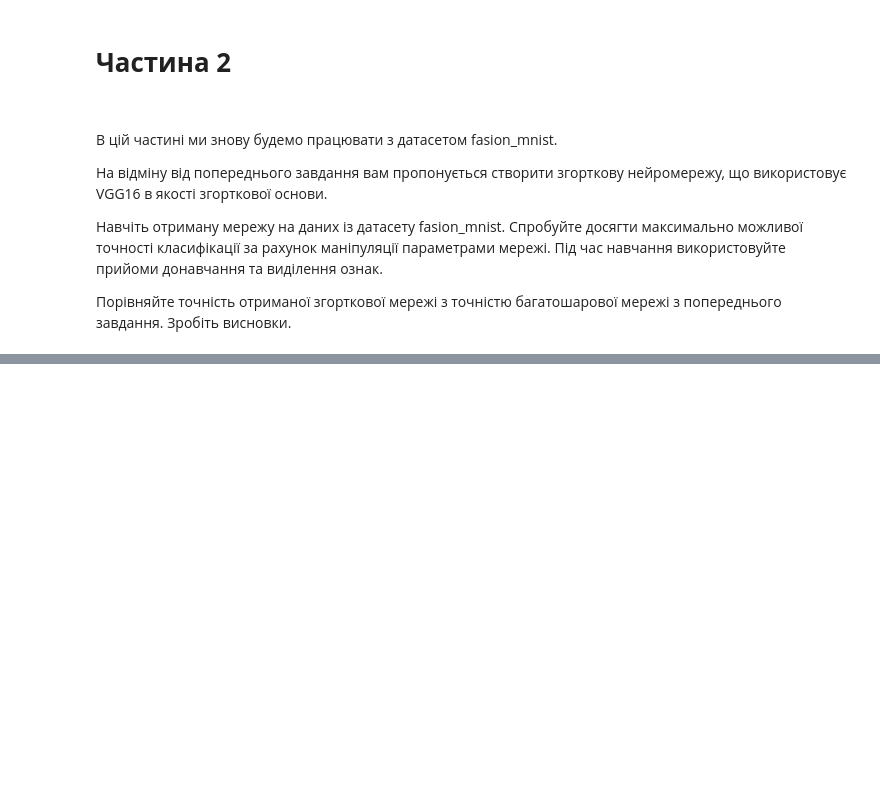
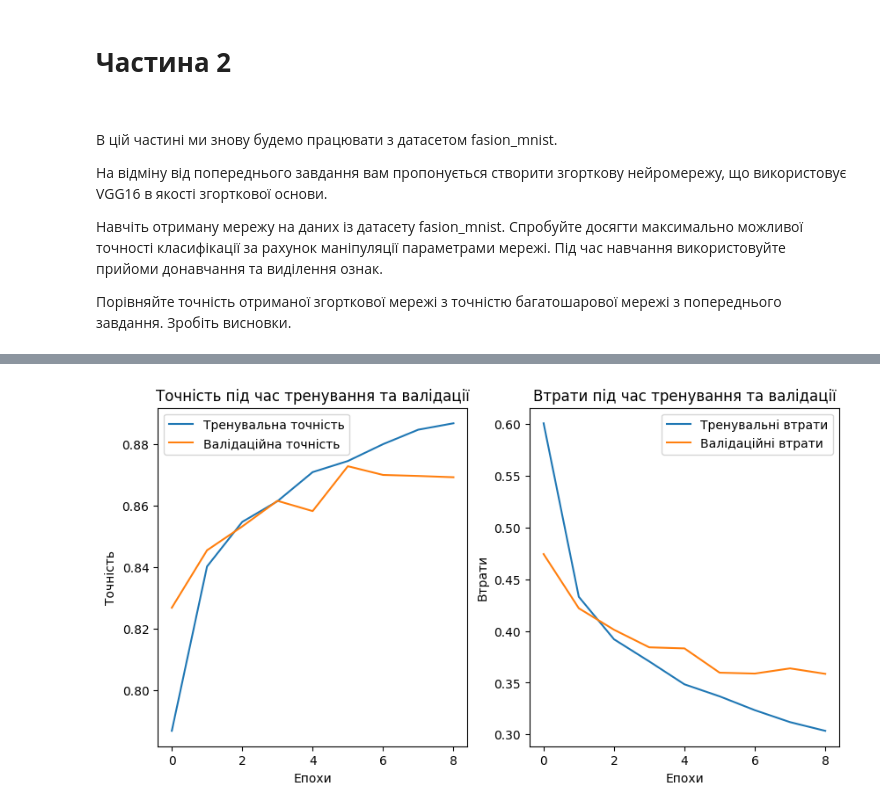
Before and after one commit to SerhiiAndreiko/HW_DATA_10, a Jupyter notebook: HW_DATA_10_second.ipynb, the cells around one changed output, grey strips where cells are left out. Drawn from its saved outputs; the diff is of its cells as text; code cells hidden in the pictures; blank space fills up the shorter version.

```diff
--- a/HW_DATA_10_second.ipynb
+++ b/HW_DATA_10_second.ipynb
@@ -75,0 +168,49 @@ ValueError: `input_shape` must be a tuple of three integers.
+# %%
+# Створення згорткової мережі з використанням VGG16
+model_2 = models.Sequential([
+    base_model,
+    layers.Flatten(),
+    layers.Dense(256, activation='relu'),
+    layers.Dropout(0.1),
+    layers.Dense(10, activation='softmax')
+])
+
+# Компіляція та налаштування EarlyStopping
+model_2.compile(optimizer='adam', loss='categorical_crossentropy', metrics=['accuracy'])
+early_stopping = EarlyStopping(monitor='val_accuracy', patience=3, restore_best_weights=True)
+
+# Тренування моделі з використанням EarlyStopping
+history_model_2 = model_2.fit(train_images_padded, train_labels, epochs=50, batch_size=64, validation_split=0.2, callbacks=[early_stopping])
+
+# Виведення історії точності та втрат на графіку
+def plot_history_with_early_stopping(history):
+    plt.figure(figsize=(10, 5))
+
+    plt.subplot(1, 2, 1)
+    plt.plot(history.history['accuracy'], label='Тренувальна точність')
+    plt.plot(history.history['val_accuracy'], label='Валідаційна точність')
+    plt.xlabel('Епохи')
+    plt.ylabel('Точність')
+    plt.title('Точність під час тренування та валідації')
+    plt.legend()
+
+    plt.subplot(1, 2, 2)
+    plt.plot(history.history['loss'], label='Тренувальні втрати')
+    plt.plot(history.history['val_loss'], label='Валідаційні втрати')
+    plt.xlabel('Епохи')
+    plt.ylabel('Втрати')
+    plt.title('Втрати під час тренування та валідації')
+    plt.legend()
+
+    plt.show()
+
+plot_history_with_early_stopping(history_model_2)
+
+# Оцінка точності на тестових даних
+test_loss, test_acc = model_2.evaluate(test_images_padded, test_labels)
+print(f'Точність на тестових даних: {test_acc}')
+
+# Оцінка точності на тренувальних даних
+train_loss, train_acc = model_2.evaluate(train_images_padded, train_labels)
+print(f'Точність на тренувальних даних: {train_acc}')
+# %% [output]
@@ -75,0 +235 @@ ValueError: `input_shape` must be a tuple of three integers.
+[figure, added]
```
Also changed, not shown: parts of 14 cells of this notebook.
